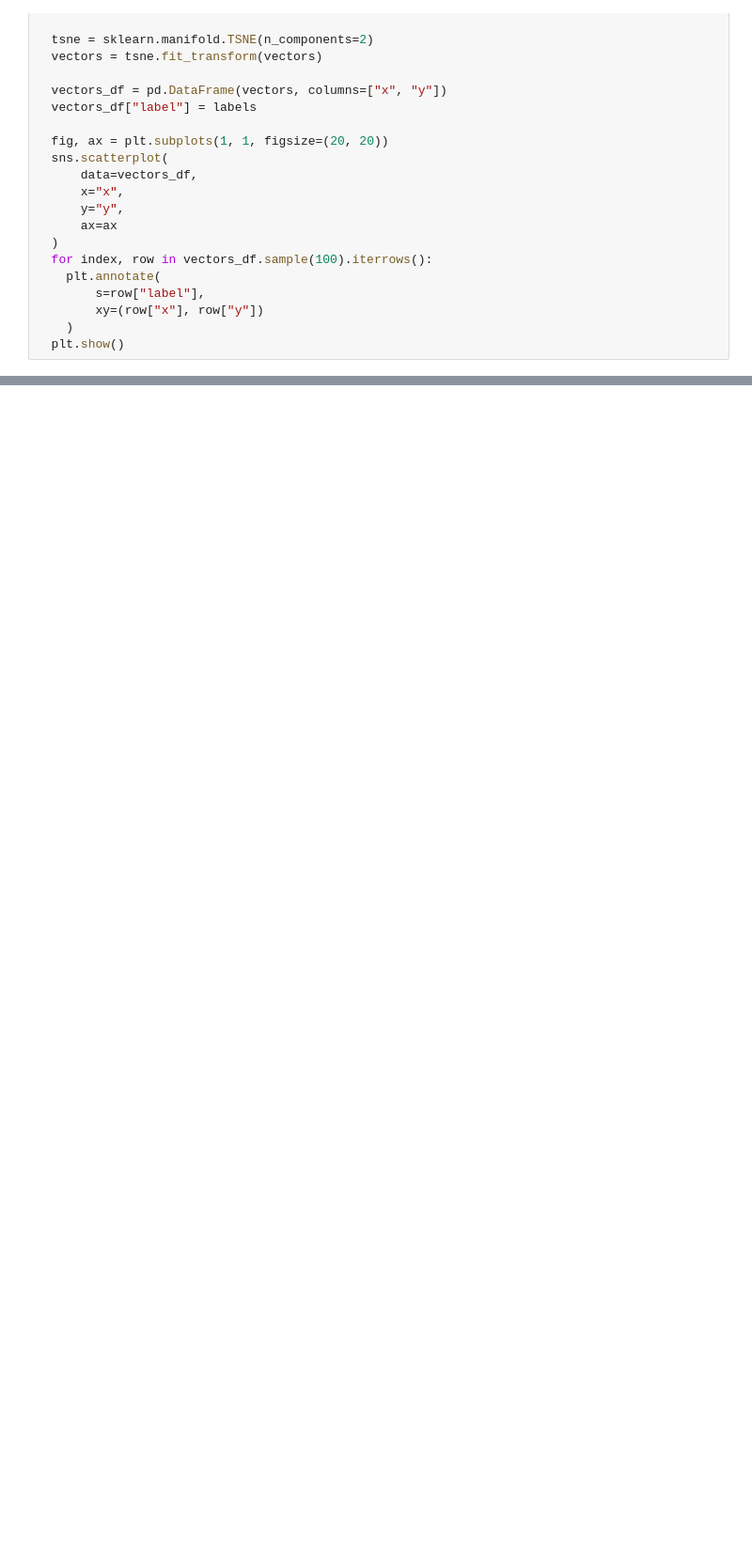
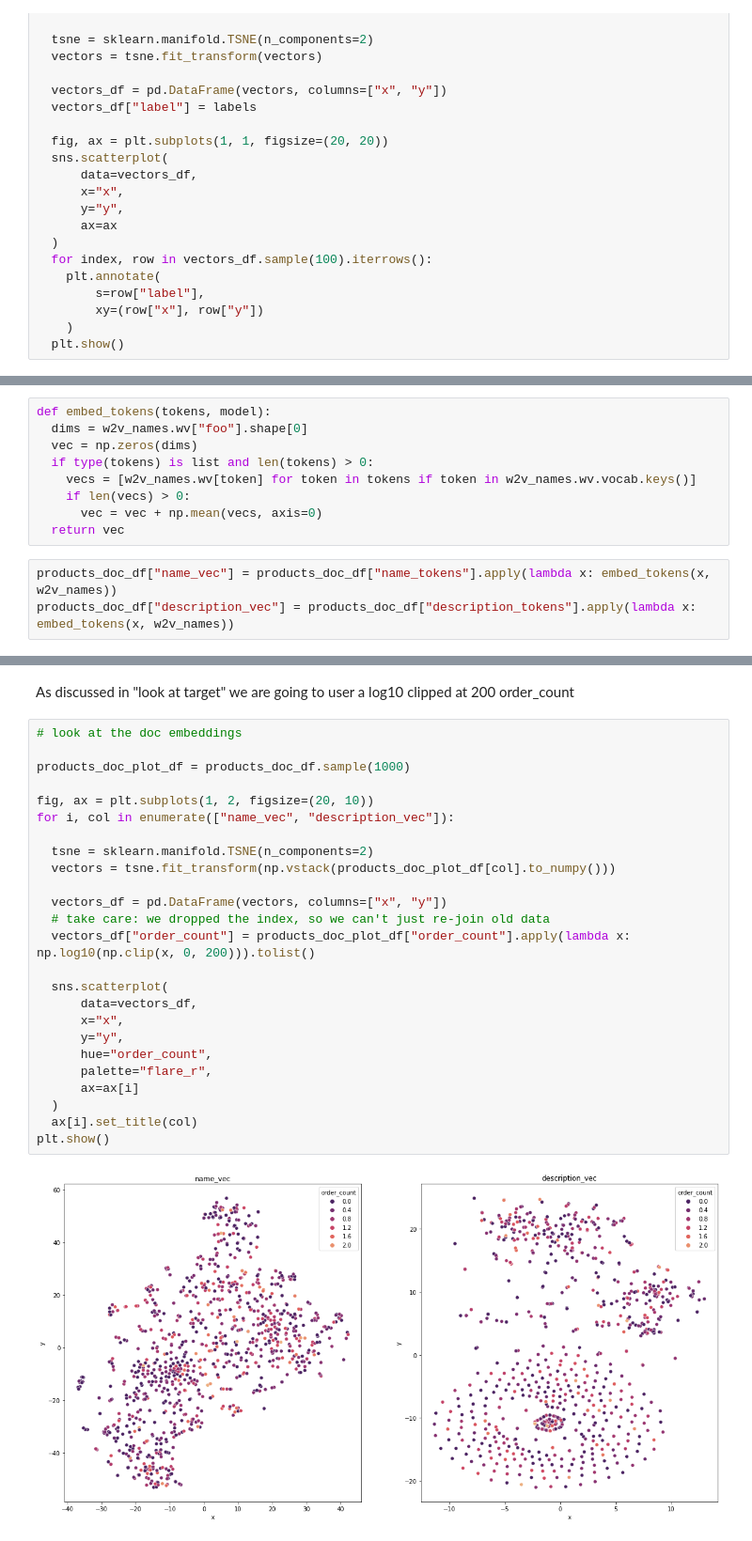
Before and after one commit to cb-314/vendor_challenge, a Jupyter notebook: vendor_challenge.ipynb, the cells around one changed output, grey strips where cells are left out. Shown at 94% size. Cells and saved outputs as stored; diff of their text form; blank space fills up the shorter version.

```diff
--- a/vendor_challenge.ipynb
+++ b/vendor_challenge.ipynb
@@ -479,0 +514,12 @@ plot_w2v_model(w2v_descriptions)
+# %%
+def embed_tokens(tokens, model):
+  dims = w2v_names.wv["foo"].shape[0]
+  vec = np.zeros(dims)
+  if type(tokens) is list and len(tokens) > 0:
+    vecs = [w2v_names.wv[token] for token in tokens if token in w2v_names.wv.vocab.keys()]
+    if len(vecs) > 0:
+      vec = vec + np.mean(vecs, axis=0)
+  return vec
+# %%
+products_doc_df["name_vec"] = products_doc_df["name_tokens"].apply(lambda x: embed_tokens(x, w2v_names))
+products_doc_df["description_vec"] = products_doc_df["description_tokens"].apply(lambda x: embed_tokens(x, w2v_names))
@@ -479,0 +542,29 @@ plot_w2v_model(w2v_descriptions)
+# %% [markdown]
+As discussed in "look at target" we are going to user a log10 clipped at 200 order_count
+# %%
+# look at the doc embeddings
+
+products_doc_plot_df = products_doc_df.sample(1000)
+
+fig, ax = plt.subplots(1, 2, figsize=(20, 10))
+for i, col in enumerate(["name_vec", "description_vec"]):
+
+  tsne = sklearn.manifold.TSNE(n_components=2)
+  vectors = tsne.fit_transform(np.vstack(products_doc_plot_df[col].to_numpy()))
+
+  vectors_df = pd.DataFrame(vectors, columns=["x", "y"])
+  # take care: we dropped the index, so we can't just re-join old data
+  vectors_df["order_count"] = products_doc_plot_df["order_count"].apply(lambda x: np.log10(np.clip(x, 0, 200))).tolist()
+
+  sns.scatterplot(
+      data=vectors_df,
+      x="x",
+      y="y",
+      hue="order_count",
+      palette="flare_r",
+      ax=ax[i]
+  )
+  ax[i].set_title(col)
+plt.show()
+# %% [output]
+[figure, added]
```
Also changed, not shown: parts of 27 cells of this notebook.
